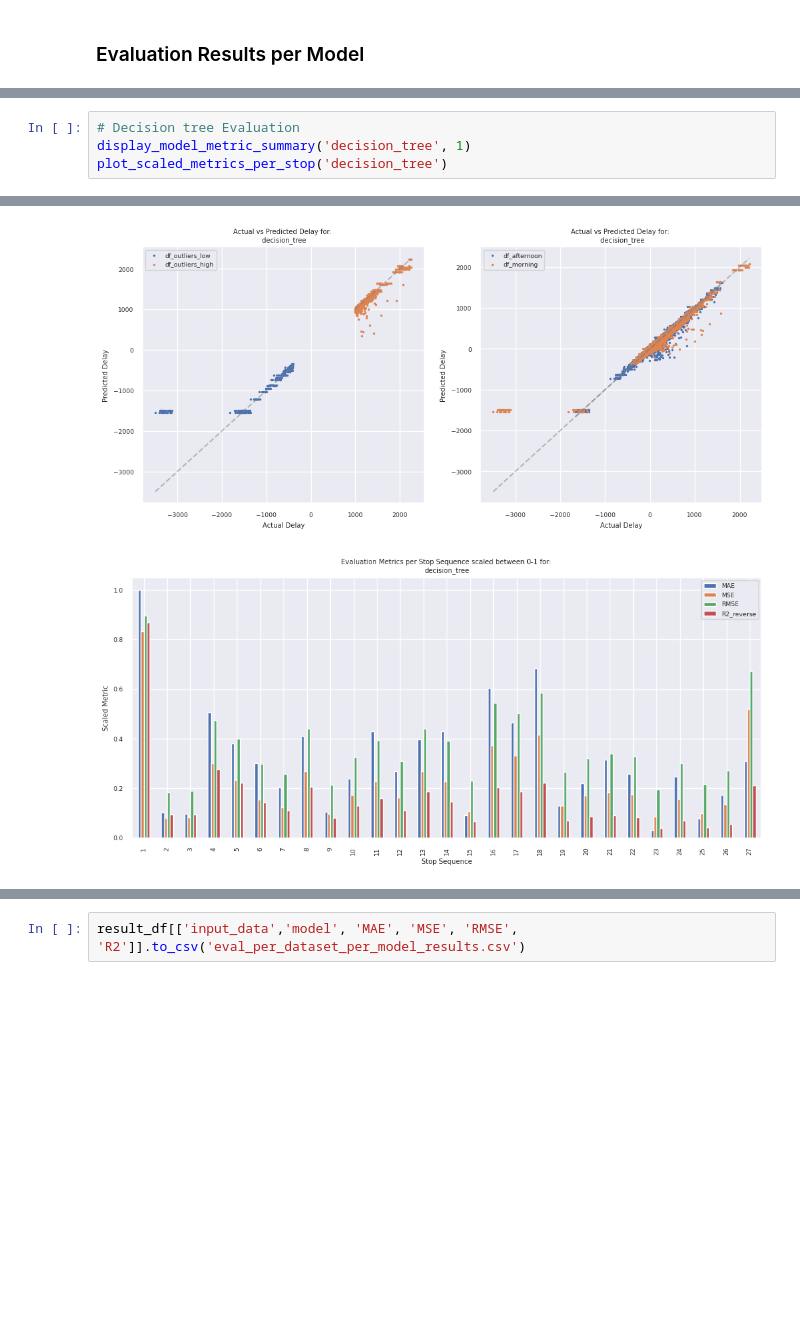
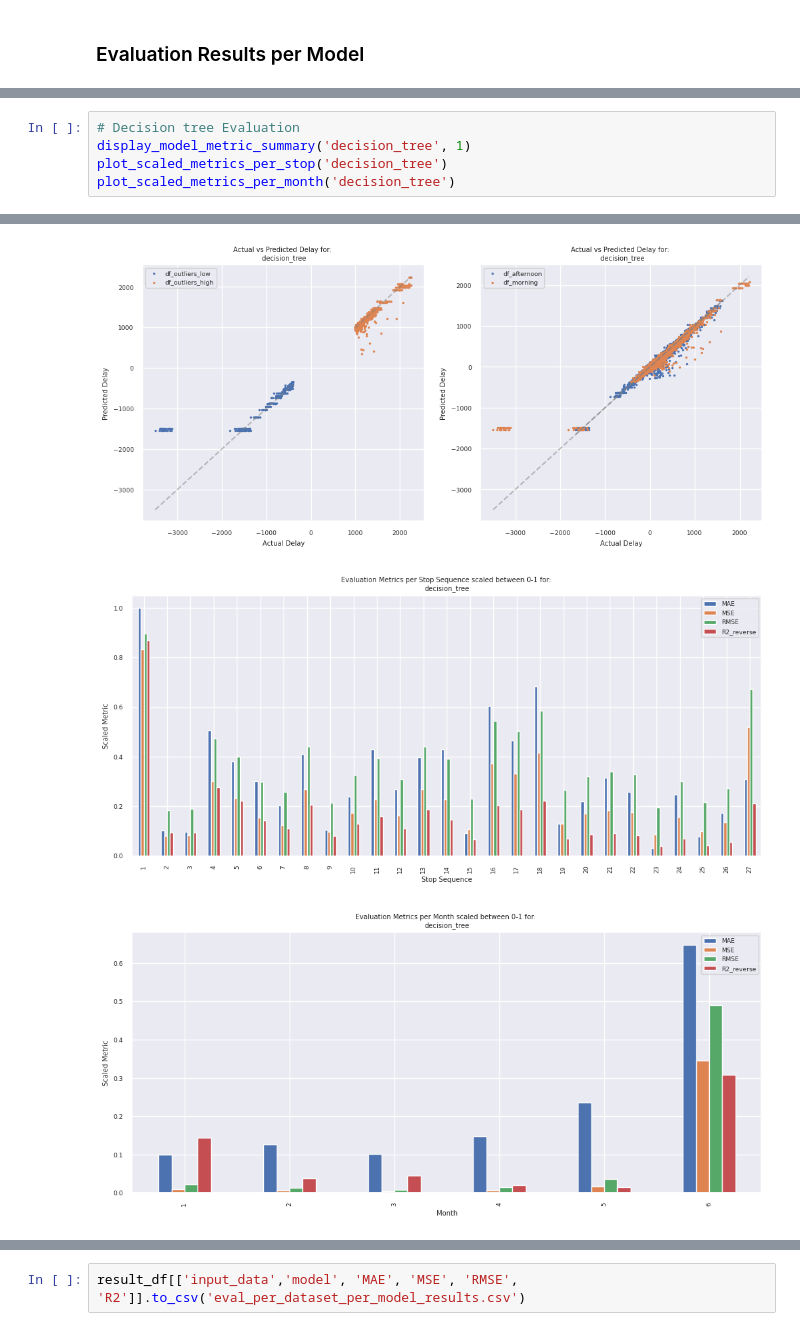
Before and after one commit to marinawmrs/AH2179-project-group-2, a Jupyter notebook: 3_model_eval.ipynb, the cells around one changed output, grey strips where cells are left out. Drawn from its saved outputs; the diff is of its cells as text; blank space fills up the shorter version.

```diff
--- a/3_model_eval.ipynb
+++ b/3_model_eval.ipynb
@@ -303,25 +305,27 @@ plot_scaled_metrics_per_stop('linear_regression')
 # %%
 # Decision tree Evaluation
 display_model_metric_summary('decision_tree', 1)
 plot_scaled_metrics_per_stop('decision_tree')
+plot_scaled_metrics_per_month('decision_tree')
 # %% [output]
 |  | input_data | MAE | MSE | RMSE | R2 |
 | 13 | df | 13.399999 | 578.970730 | 24.061811 | 0.984601 |
 | 14 | df_outliers_low | 172.547021 | 236528.413964 | 486.341869 | 0.573190 |
 | 15 | df_outliers_high | 38.381793 | 5531.409619 | 74.373447 | 0.905334 |
 | 16 | df_weather_light_rain | 12.435284 | 368.631874 | 19.199788 | 0.984462 |
 | 17 | df_weather_light_snow | 11.992597 | 293.423205 | 17.129600 | 0.985973 |
 | 18 | df_weather_normal | 13.456349 | 592.518973 | 24.341713 | 0.984529 |
 | 19 | df_weather_rain | 13.086348 | 412.052481 | 20.299076 | 0.988234 |
 | 20 | df_weather_snow | 13.018110 | 353.887958 | 18.811910 | 0.988372 |
 | 21 | df_weekday | 13.798842 | 649.891798 | 25.492975 | 0.980204 |
 | 22 | df_weekend | 12.086329 | 345.377668 | 18.584339 | 0.992717 |
 | 23 | df_afternoon | 14.902860 | 536.795135 | 23.168840 | 0.984634 |
 | 24 | df_morning | 14.523511 | 1426.259154 | 37.765846 | 0.954695 |
 | 25 | df_offpeak | 12.603626 | 369.993314 | 19.235210 | 0.990501 |
 [figure]
 [figure]
 [figure]
+[figure, added]
 # %%
 # XGBoost Evaluation
 display_model_metric_summary('XGBoost', 2)
```
Also changed, not shown: parts of 8 cells of this notebook.
